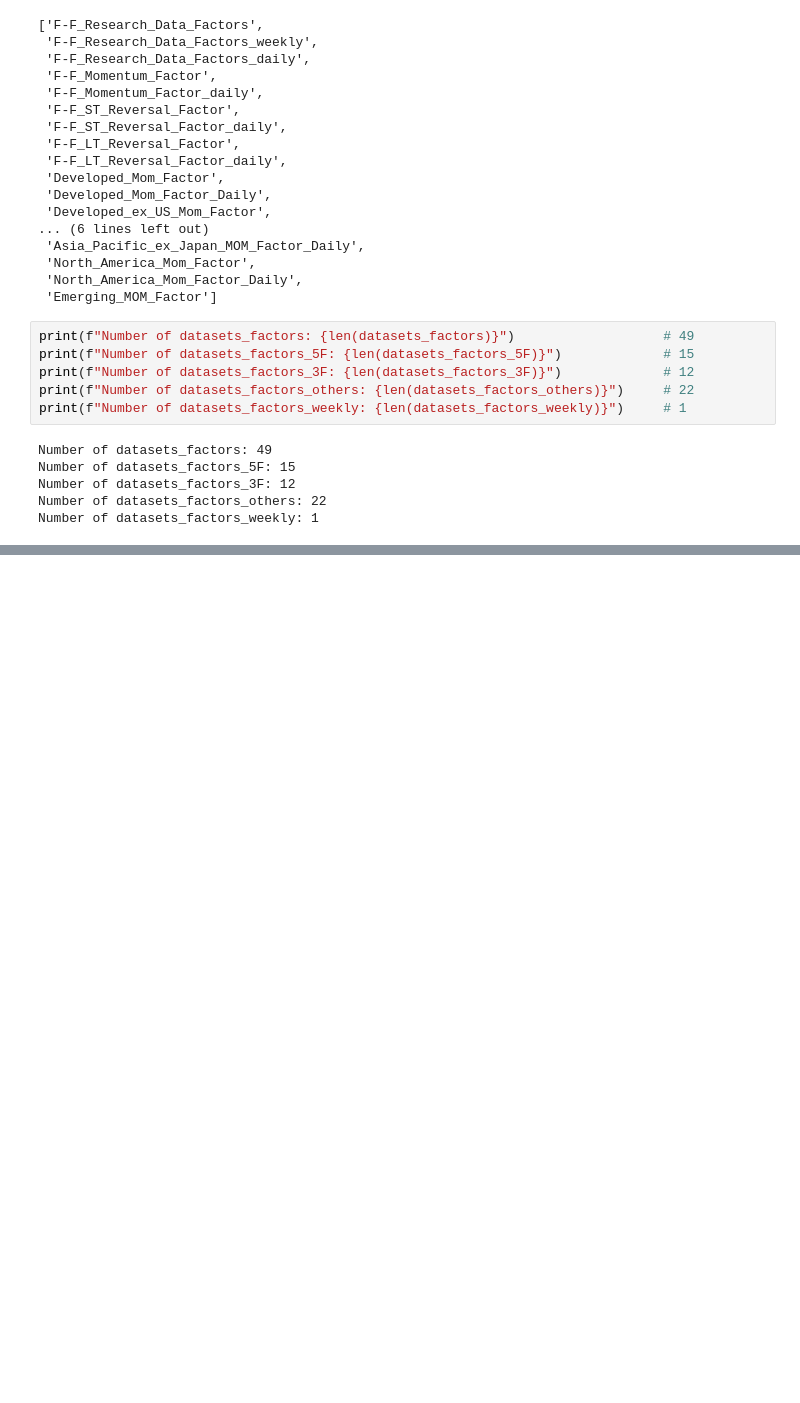
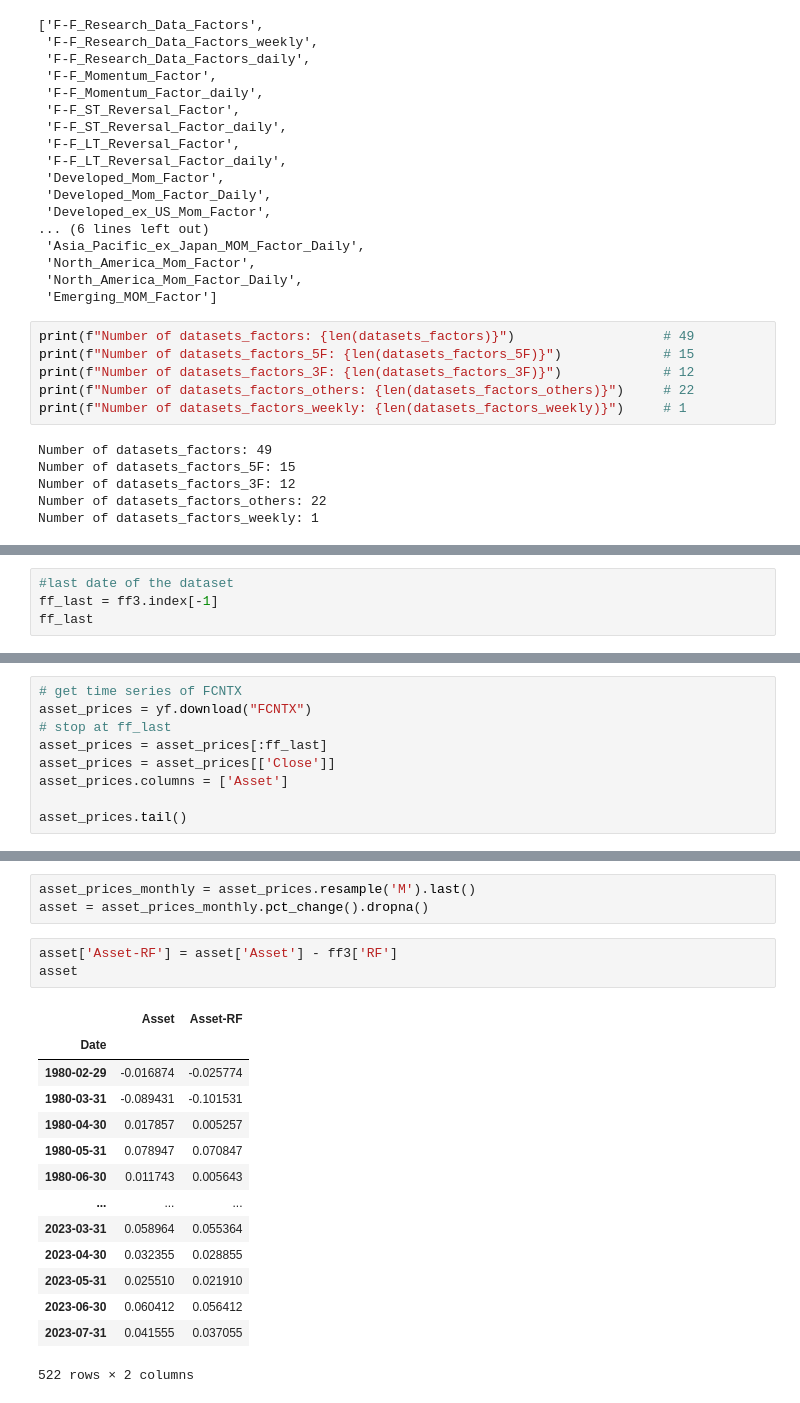
Before and after one commit to phil71x/coding_finance, a Jupyter notebook: Exercises/fama_french.ipynb, the cells around one changed output, grey strips where cells are left out. Drawn from its saved outputs; the diff is of its cells as text; blank space fills up the shorter version.

```diff
--- a/Exercises/fama_french.ipynb
+++ b/Exercises/fama_french.ipynb
@@ -118,0 +158,4 @@ NameError: name 'ff3_name' is not defined
+# %%
+#last date of the dataset
+ff_last = ff3.index[-1]
+ff_last
@@ -118,0 +164,9 @@ NameError: name 'ff3_name' is not defined
+# %%
+# get time series of FCNTX
+asset_prices = yf.download("FCNTX")
+# stop at ff_last
+asset_prices = asset_prices[:ff_last]
+asset_prices = asset_prices[['Close']]
+asset_prices.columns = ['Asset']
+
+asset_prices.tail()
@@ -118,0 +182,21 @@ NameError: name 'ff3_name' is not defined
+# %%
+asset_prices_monthly = asset_prices.resample('M').last()
+asset = asset_prices_monthly.pct_change().dropna()
+# %%
+asset['Asset-RF'] = asset['Asset'] - ff3['RF']
+asset
+# %% [output]
+|  | Asset | Asset-RF |
+| Date |  |  |
+| 1980-02-29 | -0.016874 | -0.025774 |
+| 1980-03-31 | -0.089431 | -0.101531 |
+| 1980-04-30 | 0.017857 | 0.005257 |
+| 1980-05-31 | 0.078947 | 0.070847 |
+| 1980-06-30 | 0.011743 | 0.005643 |
+| ... | ... | ... |
+| 2023-03-31 | 0.058964 | 0.055364 |
+| 2023-04-30 | 0.032355 | 0.028855 |
+| 2023-05-31 | 0.025510 | 0.021910 |
+| 2023-06-30 | 0.060412 | 0.056412 |
+| 2023-07-31 | 0.041555 | 0.037055 |
+522 rows × 2 columns
```
Also changed, not shown: parts of 9 cells of this notebook, 2 other files.
